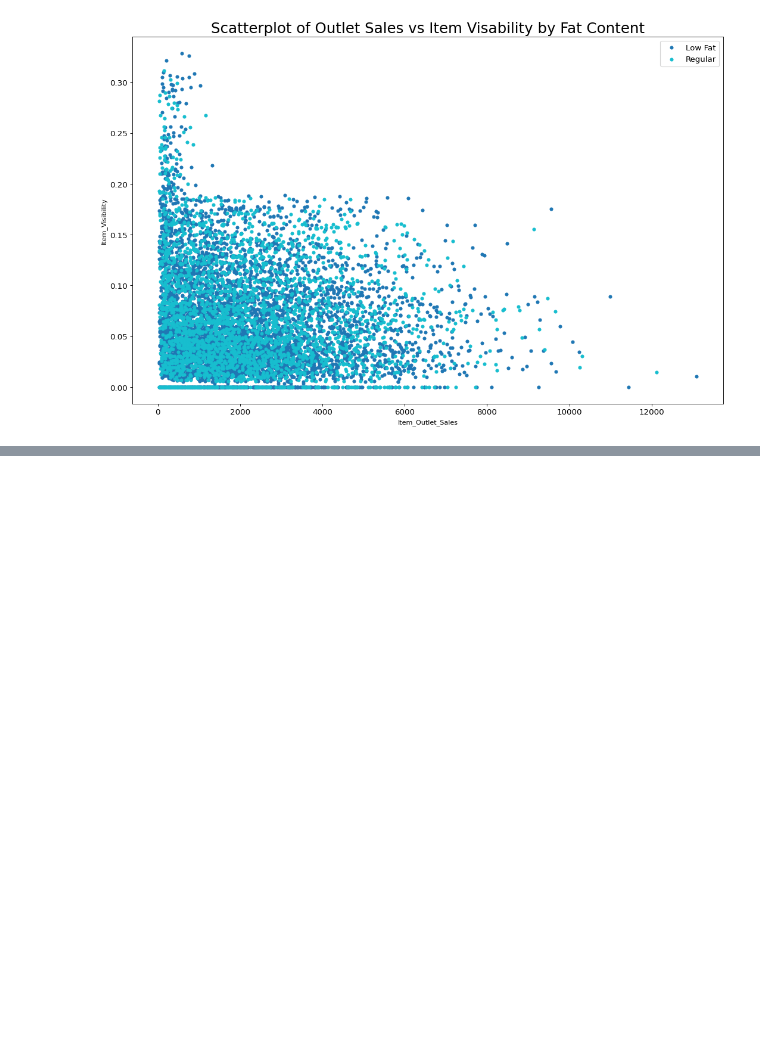
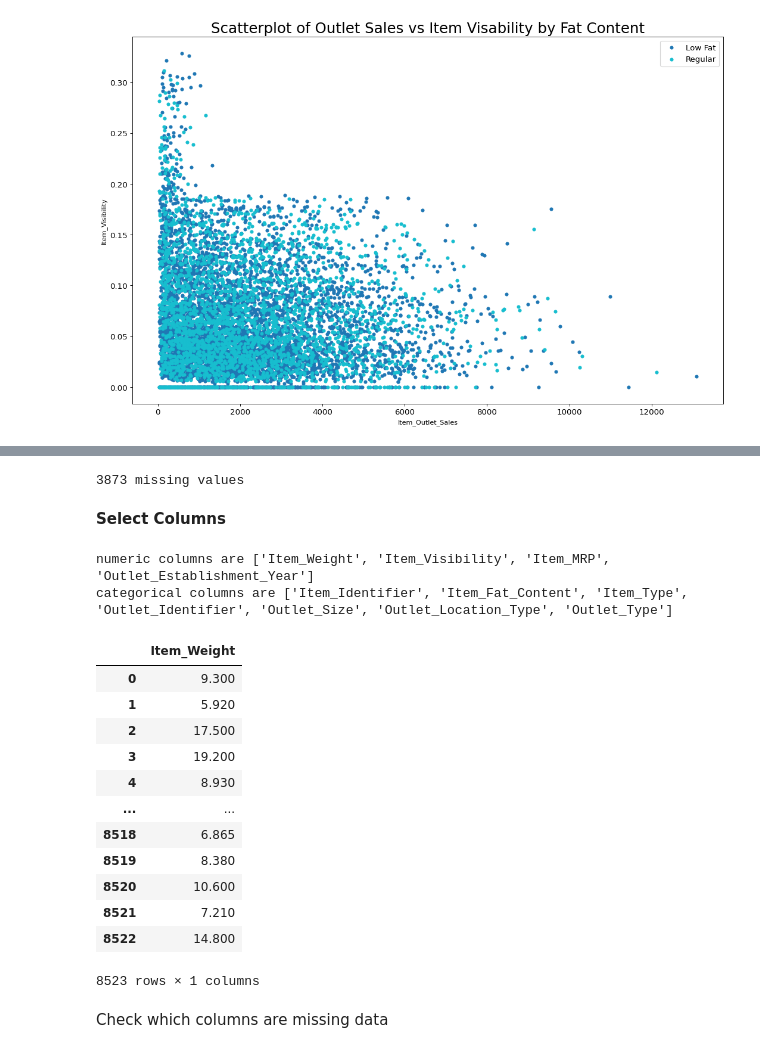
Before and after one commit to tjbingamon/Prediction-of-Product-Sales, a Jupyter notebook: Prediction_of_Product_Sales.ipynb, the cells around one changed output, grey strips where cells are left out. Cells and saved outputs as stored; diff of their text form; code cells hidden in the pictures; blank space fills up the shorter version.

```diff
--- a/Prediction_of_Product_Sales.ipynb
+++ b/Prediction_of_Product_Sales.ipynb
@@ -299,0 +477,9 @@ plt.show()
+# %%
+# Make tuples for preprocessing the categorical and numeric columns
+num_tuple = (scaler, num_selector)
+cat_tuple = (ohe, cat_selector)
+# %%
+col_transformer = make_column_transformer(num_tuple, cat_tuple, remainder = 'passthrough')
+# %%
+# Fit Transformer
+col_transformer.fit(X_train)
@@ -299,0 +519,40 @@ plt.show()
+# %%
+print(df.isna().sum().sum(), 'missing values')
+# %% [output]
+3873 missing values
+# %% [markdown]
+**Select Columns**
+# %%
+#instantiate the selectors to for numeric and categorical data types
+num_selector = make_column_selector(dtype_include='number')
+cat_selector = make_column_selector(dtype_include='object')
+#select the numeric columns of each type
+num_columns = num_selector(X_train)
+cat_columns = cat_selector(X_train)
+#check our lists
+print('numeric columns are', num_columns)
+print('categorical columns are', cat_columns)
+# %% [output]
+numeric columns are ['Item_Weight', 'Item_Visibility', 'Item_MRP', 'Outlet_Establishment_Year']
+categorical columns are ['Item_Identifier', 'Item_Fat_Content', 'Item_Type', 'Outlet_Identifier', 'Outlet_Size', 'Outlet_Location_Type', 'Outlet_Type']
+# %%
+# isolate the numeric columns
+df_num = df[num_columns]
+# isolate the columns with missing data
+df_num.loc[:, df_num.isna().any()]
+# %% [output]
+|  | Item_Weight |
+| 0 | 9.300 |
+| 1 | 5.920 |
+| 2 | 17.500 |
+| 3 | 19.200 |
+| 4 | 8.930 |
+| ... | ... |
+| 8518 | 6.865 |
+| 8519 | 8.380 |
+| 8520 | 10.600 |
+| 8521 | 7.210 |
+| 8522 | 14.800 |
+8523 rows × 1 columns
+# %% [markdown]
+Check which columns are missing data
```
Also changed, not shown: parts of 45 cells of this notebook.
